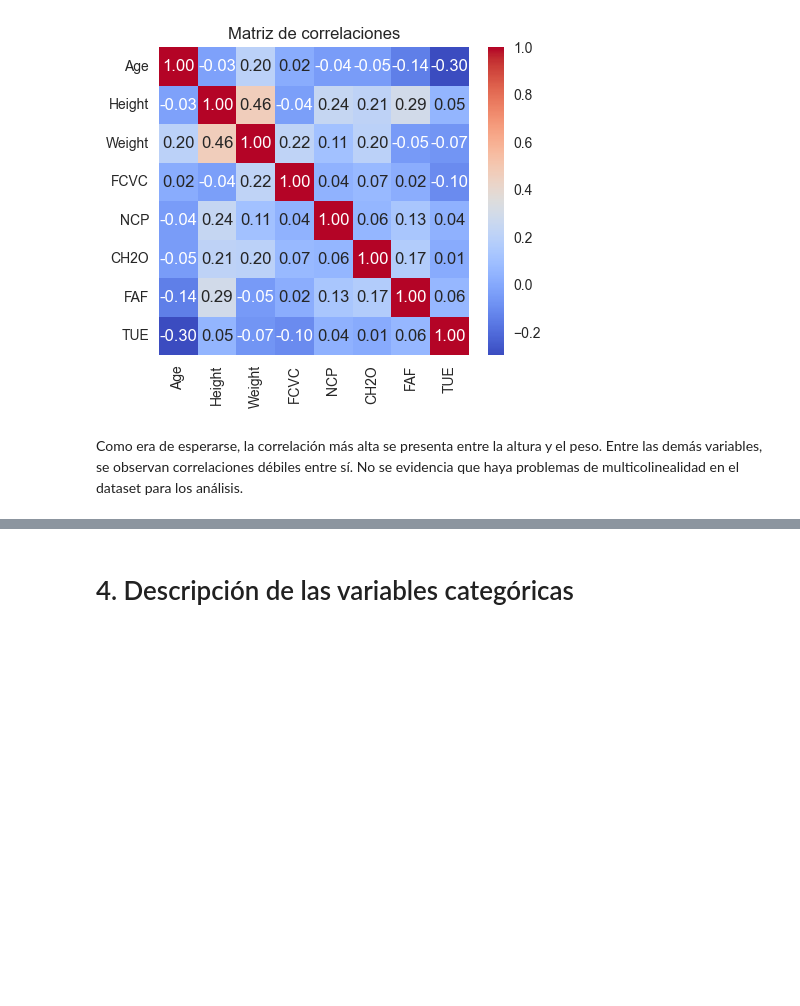
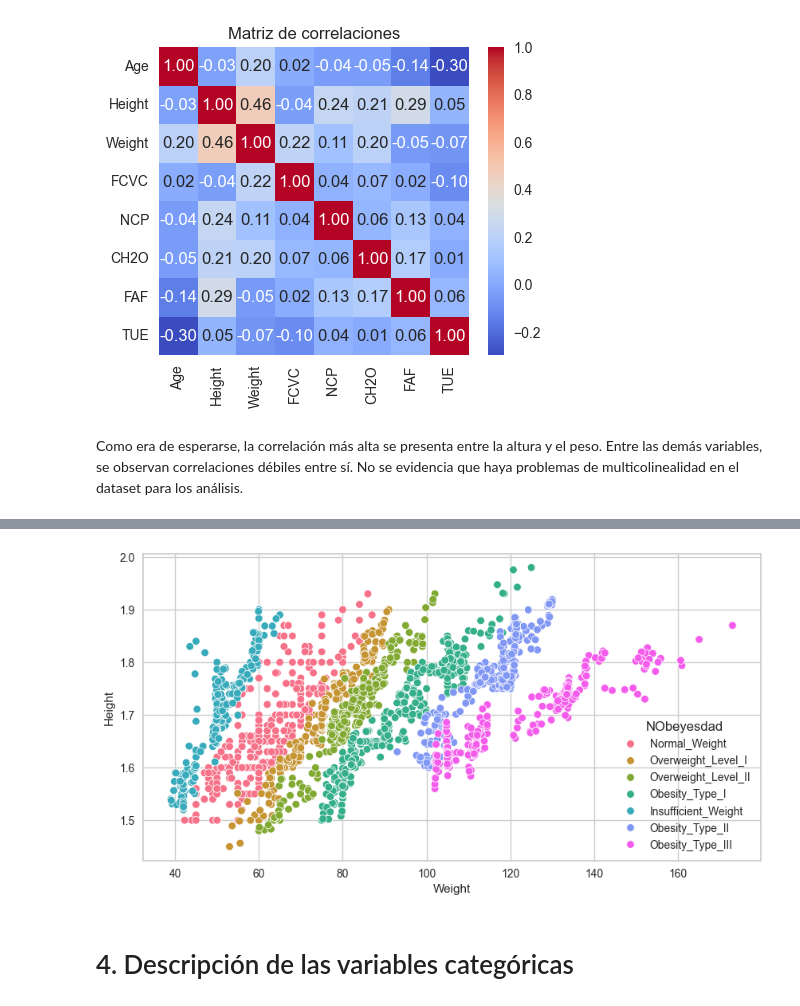
Before and after one commit to AlejoMorenoF/Proyecto_Final_Obesidad, a Jupyter notebook: Codigo/1_Analisis_Exploratorio.ipynb, the cells around one changed output, grey strips where cells are left out. Cells and saved outputs as stored; diff of their text form; code cells hidden in the pictures; blank space fills up the shorter version.

```diff
--- a/Codigo/1_Analisis_Exploratorio.ipynb
+++ b/Codigo/1_Analisis_Exploratorio.ipynb
@@ -156,3 +158,10 @@ Como era de esperarse, la correlación más alta se presenta entre la altura y e
+# %%
+import seaborn as sns
+plt.figure(figsize=(10, 5))
+sns.scatterplot(data=Datos,x='Weight',y='Height',hue='NObeyesdad')
+plt.show()
+# %% [output]
+[figure, added]
 # %% [markdown]
 # 4. Descripción de las variables categóricas
 # %%
```
Also changed, not shown: parts of 3 cells of this notebook, 1 other file.
